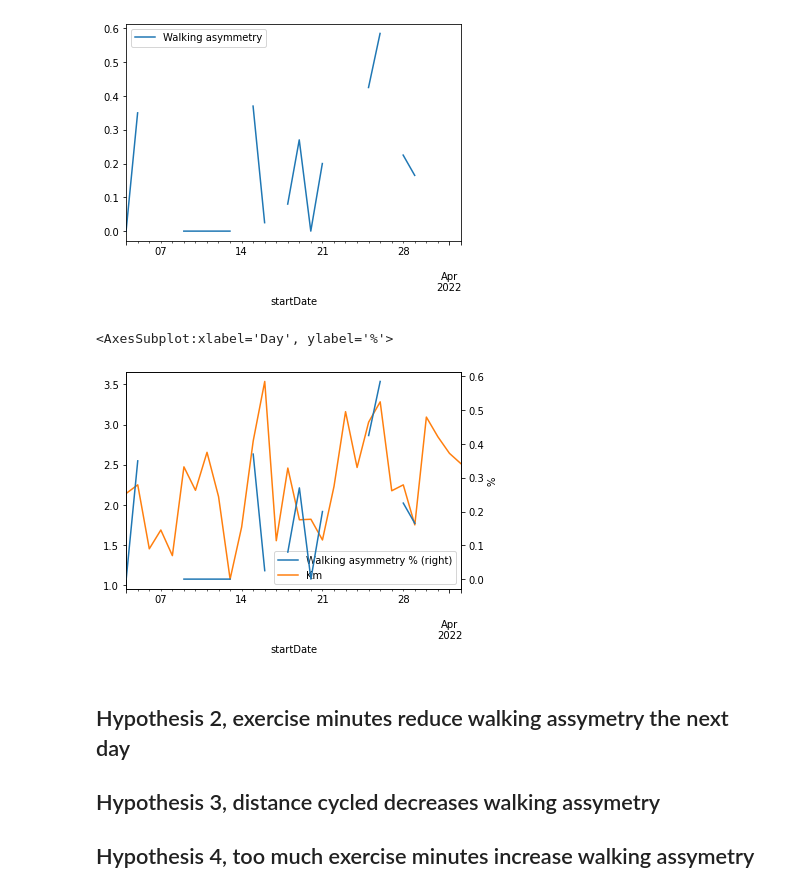
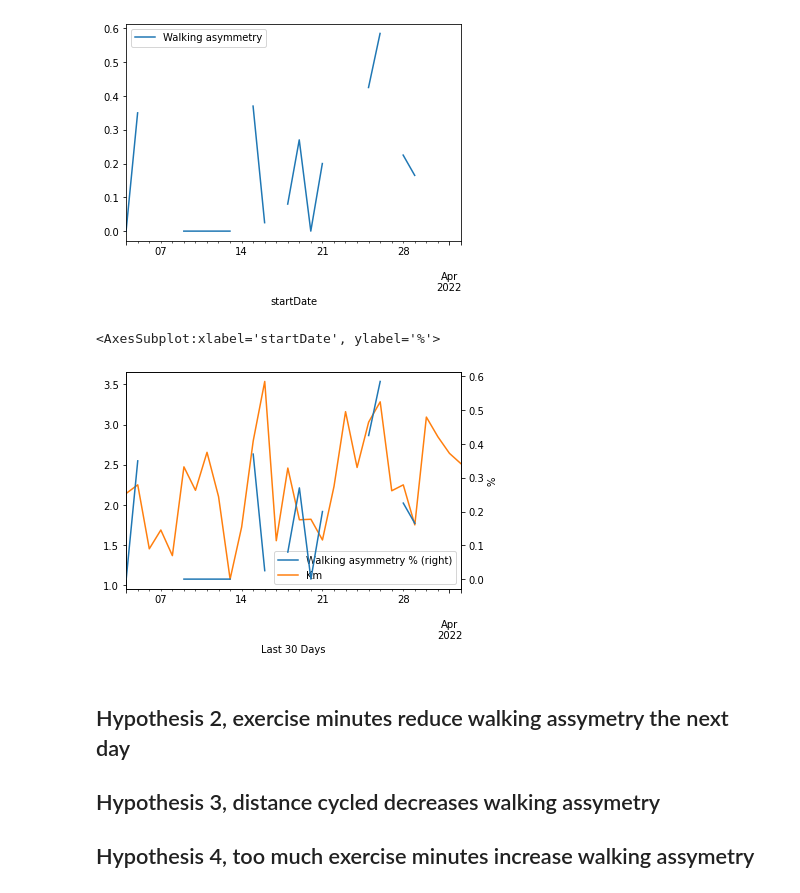
Before and after one commit to brunoamaral/mobility-report, a Jupyter notebook: mobility-report.ipynb, the cells around one changed output. Saved outputs shown, nothing was run; the diff lists cells and outputs as text; code cells hidden in the pictures.

```diff
--- a/mobility-report.ipynb
+++ b/mobility-report.ipynb
@@ -334,11 +324,11 @@ L.get_texts()[0].set_text('Walking asymmetry')
 walking_distance_day.rename(columns={'value':'Km'},inplace=True)
 walking_asymmetry_day.rename(columns={'value':'Walking asymmetry %'}, inplace=True)
 # %%
-ax=walking_asymmetry_day.last('30D').plot(secondary_y=True)
-walking_distance_day.last('30D').plot(ax=ax,ylabel='%',xlabel='Day')
+ax=walking_asymmetry_day.last('30D').plot(secondary_y=True,xlabel='Last 30 Days')
+walking_distance_day.last('30D').plot(ax=ax,ylabel='%')
 # %% [output]
-<AxesSubplot:xlabel='Day', ylabel='%'>
+<AxesSubplot:xlabel='startDate', ylabel='%'>
-[figure, old version]
+[figure, new version]
 # %% [markdown]
 ## Hypothesis 2, exercise minutes reduce walking assymetry the next day
 
```
Also changed, not shown: parts of 4 cells of this notebook.
